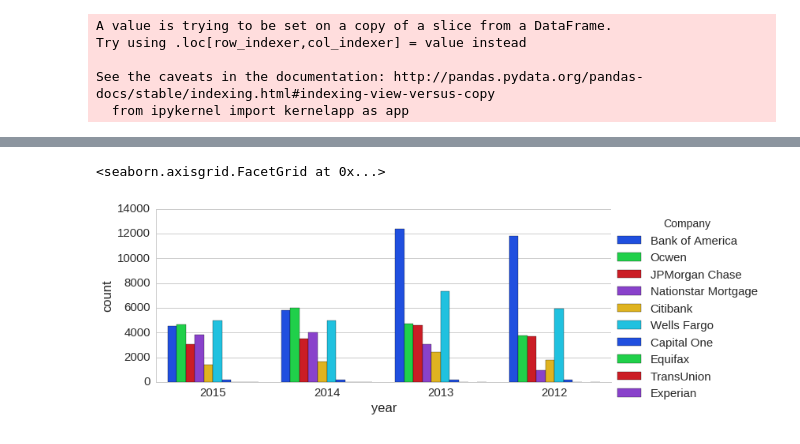
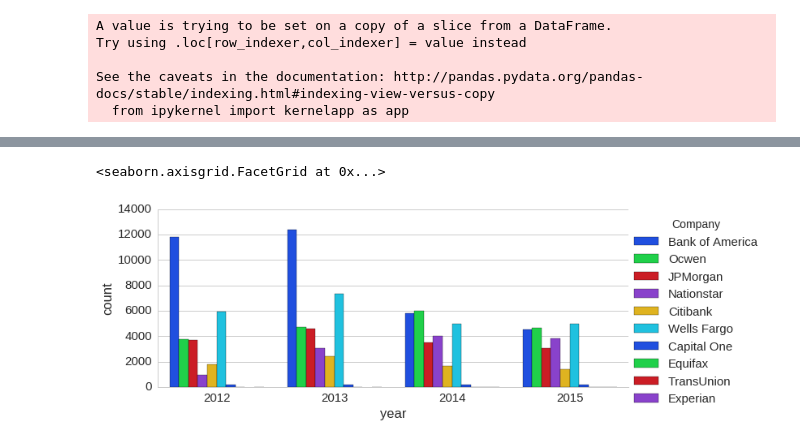
Before and after one commit to me13tz/iPython_notebooks, a Jupyter notebook: Consumer Complaints - Mortgages.ipynb, the cells around one changed output, grey strips where cells are left out. Saved outputs shown, nothing was run; the diff lists cells and outputs as text; code cells hidden in the pictures.

Commit message:
Analysis of Consumer Complaints - Mortgages

```diff
--- a/Consumer Complaints - Mortgages.ipynb
+++ b/Consumer Complaints - Mortgages.ipynb
@@ -163,0 +177,5 @@ sns.factorplot(x='Product',data=mort_df, hue='Company', kind='count',size=4, asp
+# %%
+## Got about 13 too many states, including some that don't exist.
+## Let's munge that up a bit...
+mort_df.replace(to_replace=['PW','MP','AA','AS','MH','AP','GU','FM','AE','PR','DC',np.nan,'VI'],
+                value=np.nan, inplace=True)
@@ -190,0 +198,4 @@ len(mort_df['State'].unique())
+# %%
+## For the sake of some better looking graphs, I'm shortening a couple names here.
+mort_df['Company'] = mort_df['Company'].str.replace("JPMorgan Chase","JPMorgan")
+mort_df['Company'] = mort_df['Company'].str.replace("Nationstar Mortgage","Nationstar")
@@ -256,9 +279,10 @@ mort_df = mort_df[mort_df['year'] != '2011']
 # %%
 mort_df.groupby('year')
 sns.set_context('notebook', font_scale=1.5, rc={'line.linewidth': 1.5})
-sns.factorplot('year', hue='Company', data=mort_df, kind='count',size=4,aspect=2.3,palette="bright")
+sns.factorplot('year', hue='Company', data=mort_df, kind='count',size=4,aspect=2.3,
+               palette="bright", order=['2012', '2013', '2014', '2015'])
 # %% [output]
 <seaborn.axisgrid.FacetGrid at 0x...>
-[figure, old version]
+[figure, new version]
 # %%
 ## We can basically say things really got bad in 2012 and 2013 and then things seem
```
Also changed, not shown: parts of 19 cells of this notebook.
